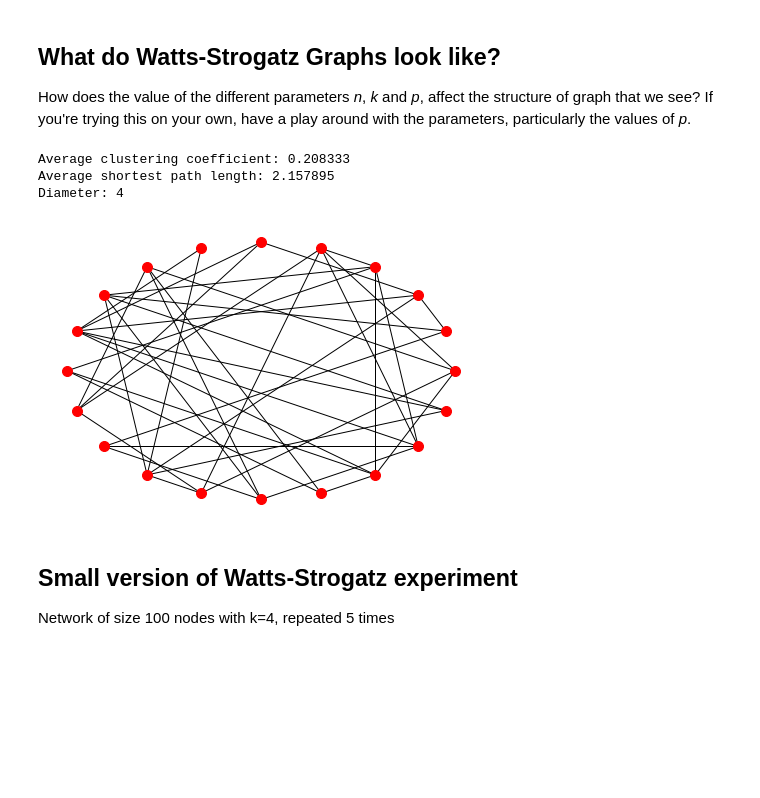
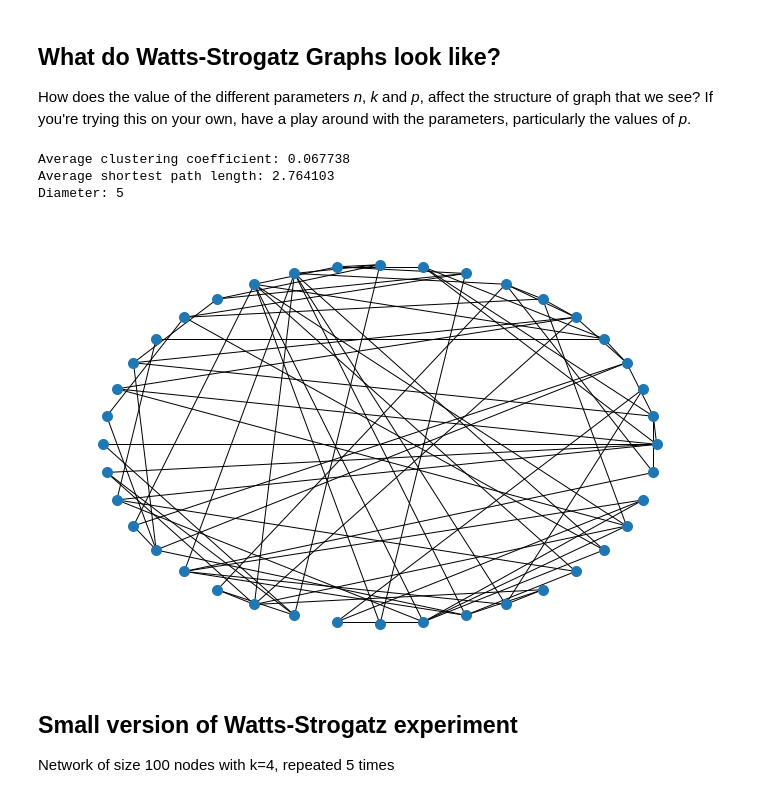
Before and after one commit to narnolddd/DMSNTutorials, a Jupyter notebook: Week2/Week2.ipynb, the cells around one changed output. Drawn from its saved outputs; the diff is of its cells as text; code cells hidden in the pictures; blank space fills up the shorter version.

```diff
--- a/Week2/Week2.ipynb
+++ b/Week2/Week2.ipynb
@@ -19,25 +20,27 @@ warnings.filterwarnings("ignore")
 
 How does the value of the different parameters *n*, *k* and *p*, affect the structure of graph that we see? If you're trying this on your own, have a play around with the parameters, particularly the values of *p*.
 # %%
-n = 20
-k = 4
-p = 1.0
+n = 40
+k = 5
+p = 0.8
+
+fig, ax = plt.subplots(figsize=(12,8))
 
 G = nx.watts_strogatz_graph(n,k,p)
-nx.draw_circular(G,node_size=100)
+nx.draw_circular(G,node_size=100, ax=ax)
 
 clustering = nx.average_clustering(G)
 avg_path_length = nx.average_shortest_path_length(G)
 diameter = nx.diameter(G)
 
 print("Average clustering coefficient: %f " %clustering)
 print("Average shortest path length: %f" %avg_path_length)
 print("Diameter: %d"%diameter)
 # %% [output]
-Average clustering coefficient: 0.208333
-Average shortest path length: 2.157895
-Diameter: 4
+Average clustering coefficient: 0.067738
+Average shortest path length: 2.764103
+Diameter: 5
-[figure, old version]
+[figure, new version]
 # %% [markdown]
 ## Small version of Watts-Strogatz experiment
 
```
Also changed, not shown: parts of 12 cells of this notebook, 2 other files.
